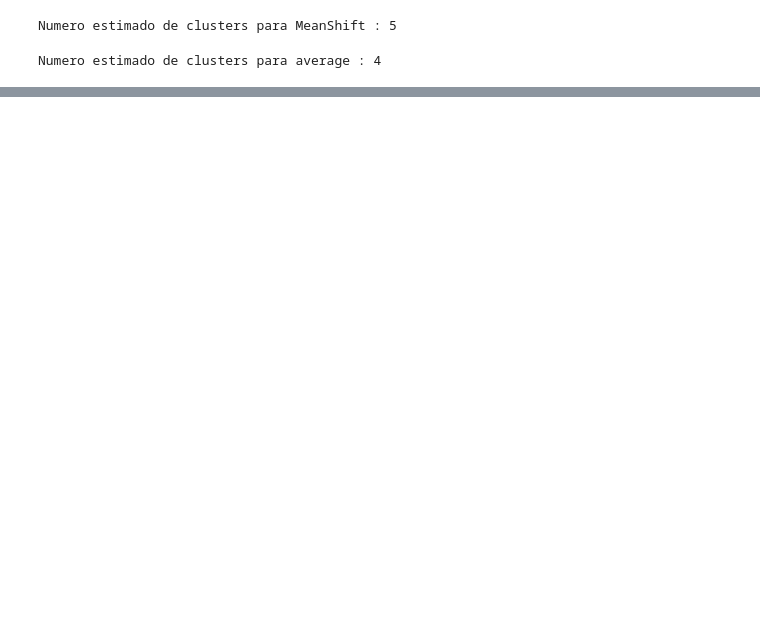
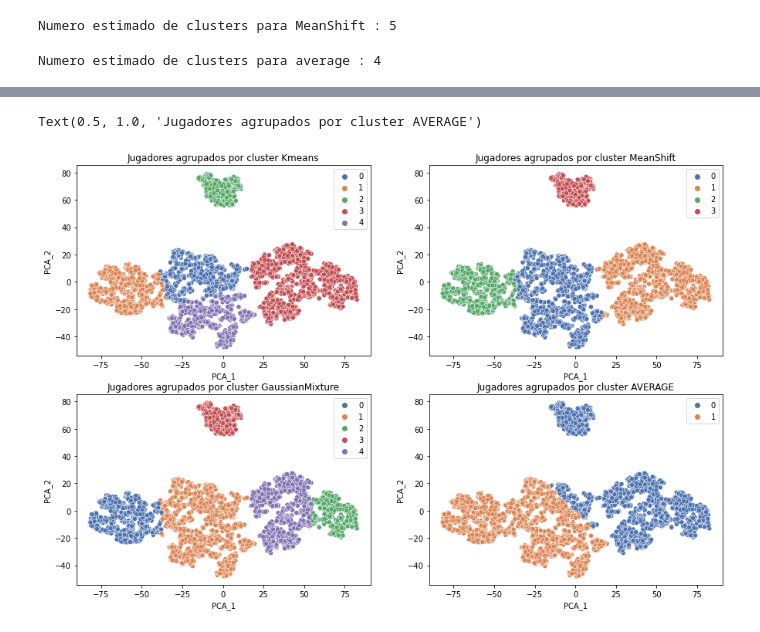
Before and after one commit to aruderman/labApNoSup, a Jupyter notebook: practico.ipynb, the cells around one changed output, grey strips where cells are left out. Cells and saved outputs as stored; diff of their text form; code cells hidden in the pictures; blank space fills up the shorter version.

```diff
--- a/practico.ipynb
+++ b/practico.ipynb
@@ -395,0 +473,31 @@ Text(0.5, 1.0, 'Jugadores agrupados por cluster WARD')
+# %%
+#gaussianmixture
+
+gmm = GaussianMixture(n_components=5, covariance_type='full')
+gmm.fit(df_tsne)
+pred = gmm.predict(df_tsne)
+# %%
+plt.figure(figsize=(15,10))
+plt.subplot(2,2,1)
+sns.scatterplot(x=df_tsne[0], y=df_tsne[1], hue=clusters, palette="deep")
+plt.xlabel('PCA_1')
+plt.ylabel('PCA_2')
+plt.title("Jugadores agrupados por cluster Kmeans")
+plt.subplot(2,2,2)
+sns.scatterplot(x=df_tsne[0], y=df_tsne[1], hue=clusters2, palette="deep")
+plt.xlabel('PCA_1')
+plt.ylabel('PCA_2')
+plt.title("Jugadores agrupados por cluster MeanShift")
+plt.subplot(2,2,3)
+sns.scatterplot(x=df_tsne[0], y=df_tsne[1], hue=pred, palette="deep")
+plt.xlabel('PCA_1')
+plt.ylabel('PCA_2')
+plt.title("Jugadores agrupados por cluster GaussianMixture")
+plt.subplot(2,2,4)
+sns.scatterplot(x=df_tsne[0], y=df_tsne[1], hue=cluster4, palette="deep")
+plt.xlabel('PCA_1')
+plt.ylabel('PCA_2')
+plt.title("Jugadores agrupados por cluster AVERAGE")
+# %% [output]
+Text(0.5, 1.0, 'Jugadores agrupados por cluster AVERAGE')
+[figure, added]
```
Also changed, not shown: parts of 21 cells of this notebook.
